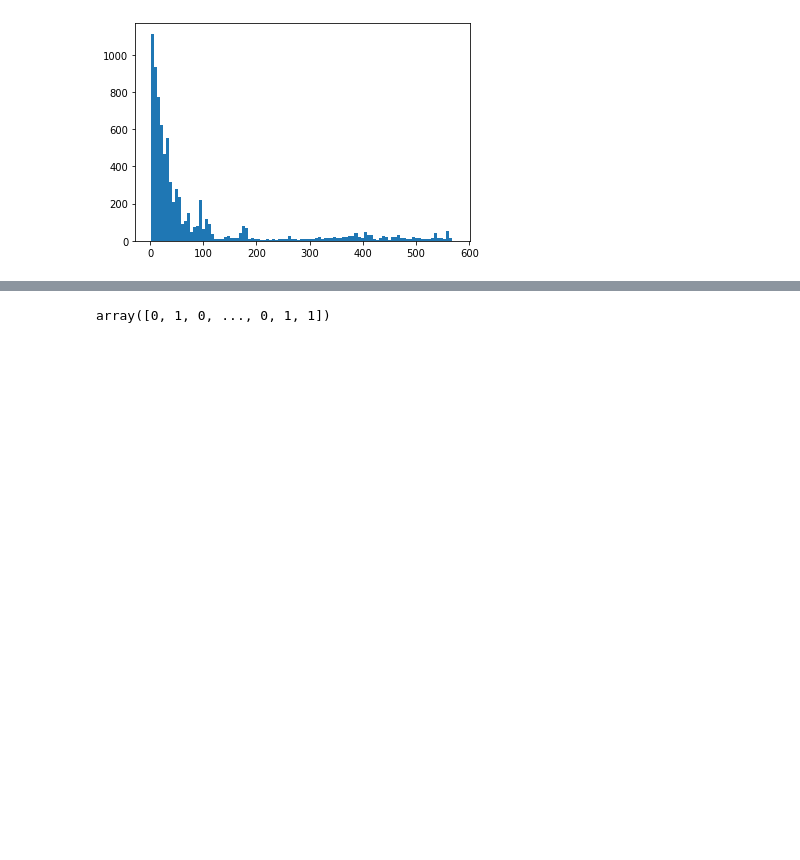
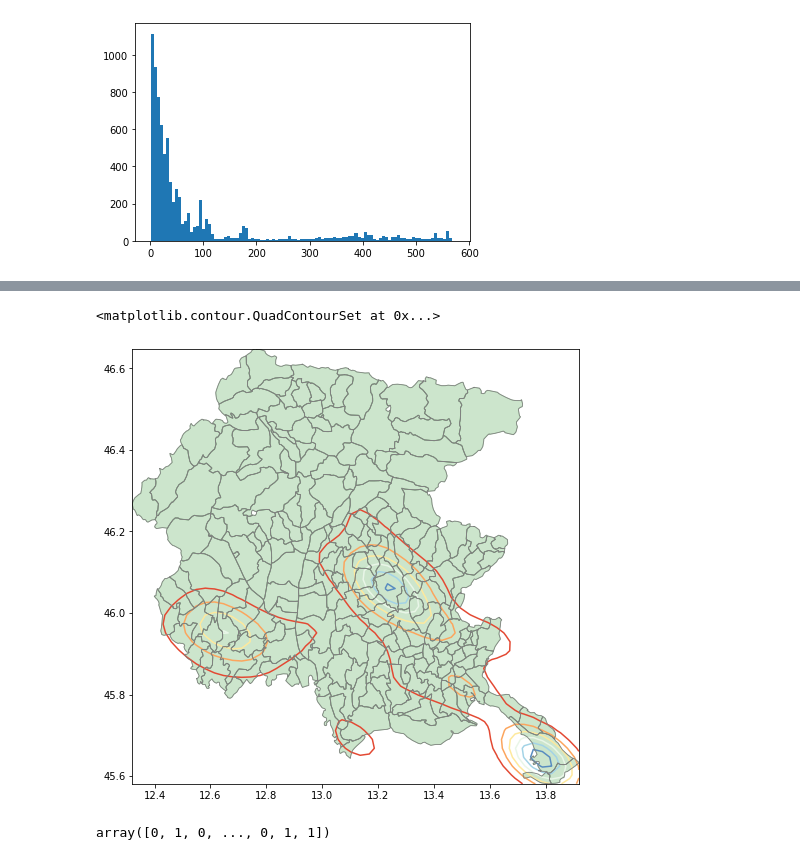
Before and after one commit to areasciencepark/maps_and_heatmaps, a Jupyter notebook: clustering_density_03_04 copy.ipynb, the cells around one changed output, grey strips where cells are left out. Cells and saved outputs as stored; diff of their text form; code cells hidden in the pictures; blank space fills up the shorter version.

```diff
--- a/clustering_density_03_04 copy.ipynb
+++ b/clustering_density_03_04 copy.ipynb
@@ -142,3 +151,11 @@ plt.show()
+# %%
+fig, ax = plt.subplots(figsize=(8,8), nrows=1, ncols=1)
+cmap="RdYlBu"
+plot_map(df, alpha=.1)
+plt.contour(xi, yi, zi, cmap=cmap)
+# %% [output]
+<matplotlib.contour.QuadContourSet at 0x...>
+[figure, added]
 # %%
 epsilon = 1
 minPoints = 10
```
Also changed, not shown: parts of 7 cells of this notebook.
